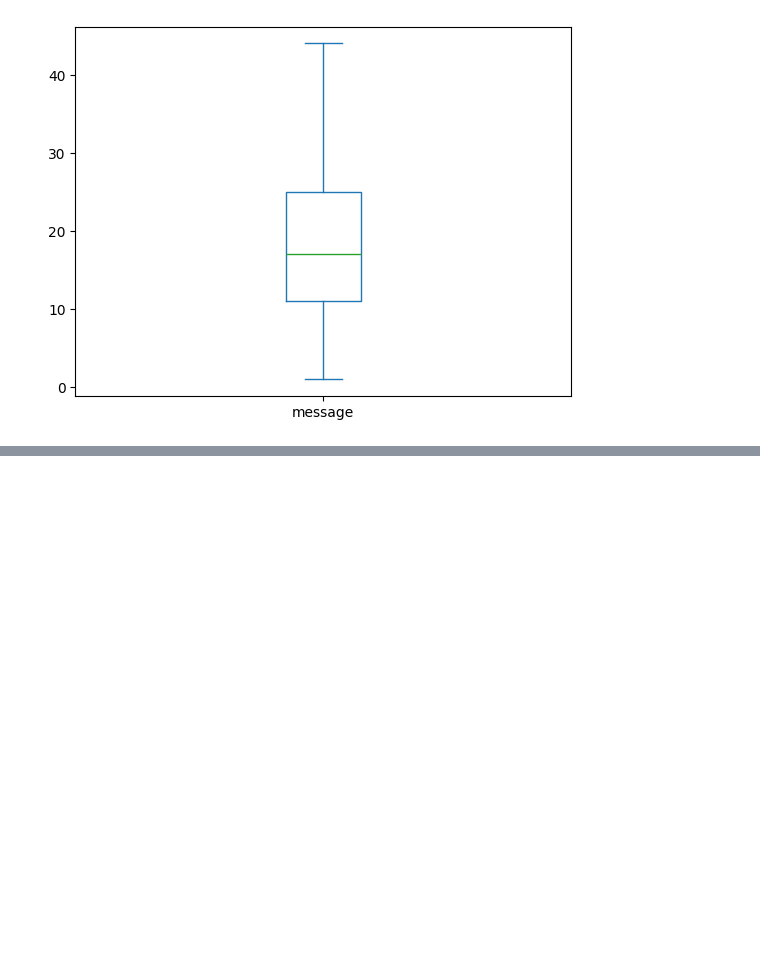
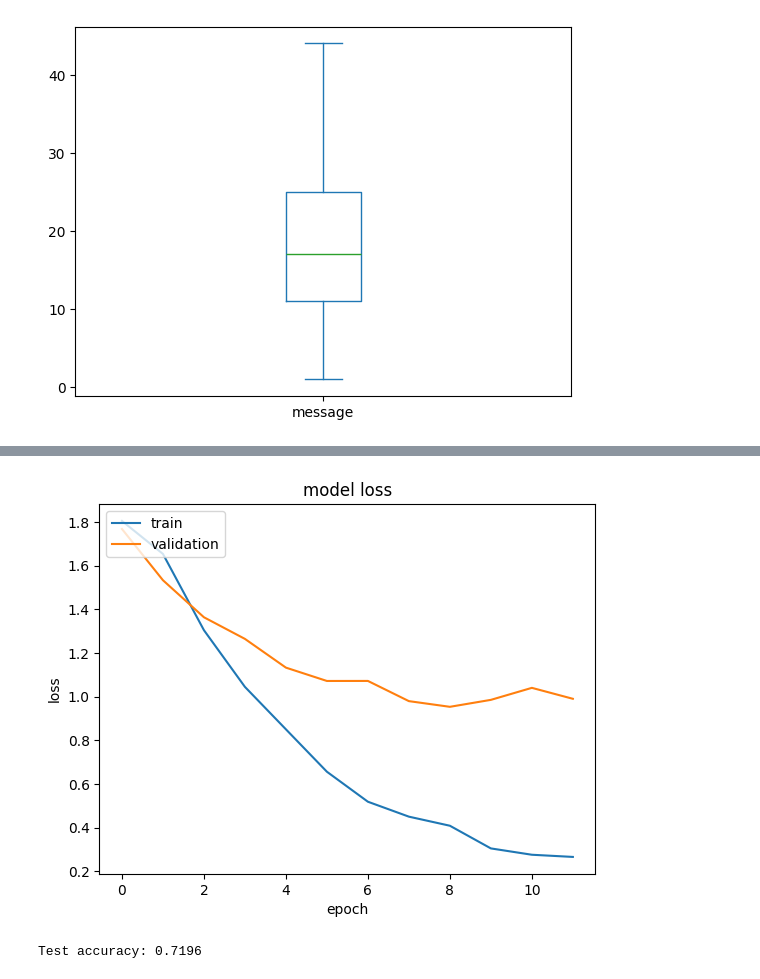
Before and after one commit to peshevskidimitar/i2ds-25-26, a Jupyter notebook: 08 NLP - CNN & LSTM.ipynb, the cells around one changed output, grey strips where cells are left out. Saved outputs shown, nothing was run; the diff lists cells and outputs as text; code cells hidden in the pictures; blank space fills up the shorter version.

```diff
--- a/08 NLP - CNN & LSTM.ipynb
+++ b/08 NLP - CNN & LSTM.ipynb
@@ -265,0 +139,15 @@ Index(['anger', 'fear', 'joy', 'love', 'sadness', 'surprise'], dtype='object')
+# %%
+def pad(sequences, pad_value=0):
+    return pad_sequence(
+        [torch.tensor(seq, dtype=torch.long) for seq in sequences],
+        batch_first=True,
+        padding_value=pad_value
+    )
+# %%
+train_X = pad(train_X, pad_value=0)
+val_X   = pad(val_X,pad_value=0)
+test_X  = pad(test_X, pad_value=0)
+# %%
+train_y = torch.tensor(train_y.values, dtype=torch.long)
+val_y   = torch.tensor(val_y.values, dtype=torch.long)
+test_y  = torch.tensor(test_y.values, dtype=torch.long)
@@ -265,0 +187,15 @@ Index(['anger', 'fear', 'joy', 'love', 'sadness', 'surprise'], dtype='object')
+# %%
+device = (
+    "cuda" if torch.cuda.is_available()
+    else "mps" if torch.backends.mps.is_available()
+    else "cpu"
+)
+
+model = CNN_LSTM(
+    vocab_size=len(vocab),
+    num_classes=num_classes
+
+).to(device)
+
+criterion = nn.CrossEntropyLoss()
+optimizer = torch.optim.Adam(model.parameters(), lr=1e-3)
@@ -265,0 +270,24 @@ Index(['anger', 'fear', 'joy', 'love', 'sadness', 'surprise'], dtype='object')
+# %%
+plt.plot(train_losses)
+plt.plot(val_losses)
+plt.title('model loss')
+plt.ylabel('loss')
+plt.xlabel('epoch')
+plt.legend(['train', 'validation'], loc='upper left')
+plt.show()
+# %% [output]
+[figure, added]
+# %%
+model.eval()
+
+with torch.no_grad():
+    X_test = test_X.to(device)
+    y_test = test_y.to(device)
+
+    outputs = model(X_test)
+    preds = torch.argmax(outputs, dim=1)
+    test_acc = (preds == y_test).sum().item() / len(y_test)
+
+print(f"Test accuracy: {test_acc:.4f}")
+# %% [output]
+Test accuracy: 0.7196
```
Also changed, not shown: parts of 36 cells of this notebook.
